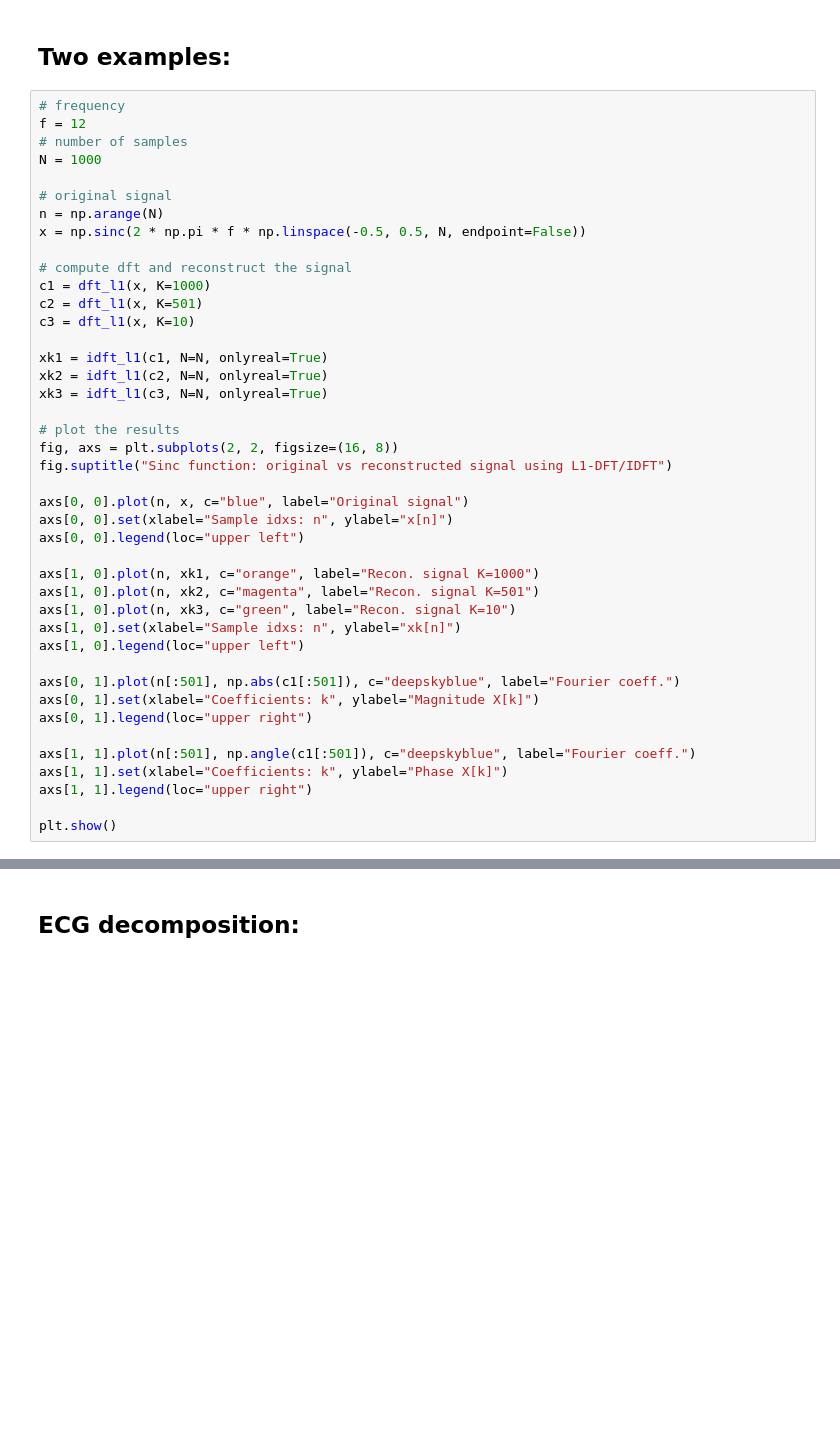
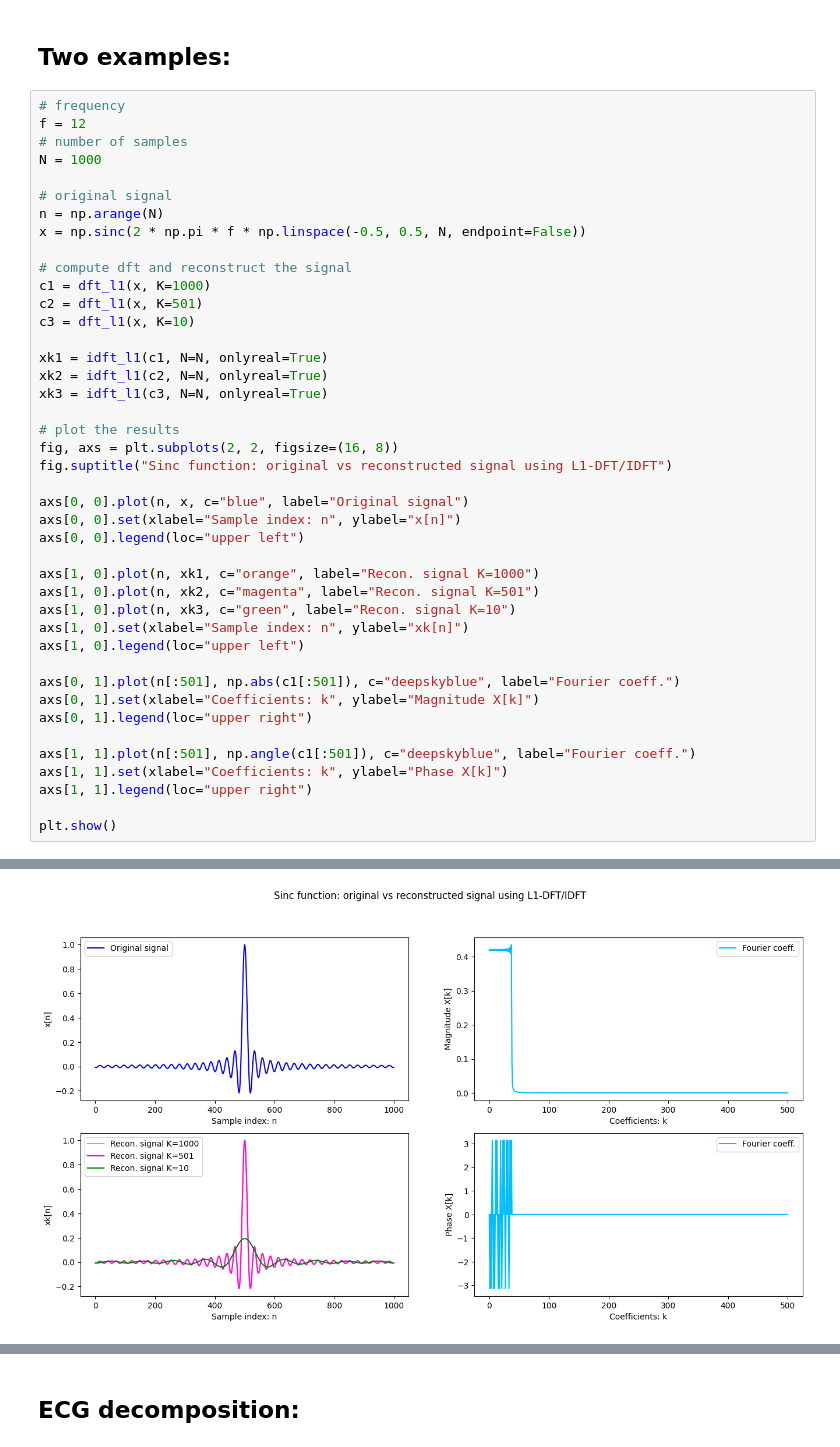
Before and after one commit to MatteoOnger/BSP_Project, a Jupyter notebook: BSP_ECG.ipynb, the cells around one changed output, grey strips where cells are left out. Cells and saved outputs as stored; diff of their text form; blank space fills up the shorter version.

```diff
--- a/BSP_ECG.ipynb
+++ b/BSP_ECG.ipynb
@@ -429,13 +416,13 @@ fig, axs = plt.subplots(2, 2, figsize=(16, 8))
 fig.suptitle("Sinc function: original vs reconstructed signal using L1-DFT/IDFT")
 
 axs[0, 0].plot(n, x, c="blue", label="Original signal")
-axs[0, 0].set(xlabel="Sample idxs: n", ylabel="x[n]")
+axs[0, 0].set(xlabel="Sample index: n", ylabel="x[n]")
 axs[0, 0].legend(loc="upper left")
 
 axs[1, 0].plot(n, xk1, c="orange", label="Recon. signal K=1000")
 axs[1, 0].plot(n, xk2, c="magenta", label="Recon. signal K=501")
 axs[1, 0].plot(n, xk3, c="green", label="Recon. signal K=10")
-axs[1, 0].set(xlabel="Sample idxs: n", ylabel="xk[n]")
+axs[1, 0].set(xlabel="Sample index: n", ylabel="xk[n]")
 axs[1, 0].legend(loc="upper left")
 
 axs[0, 1].plot(n[:501], np.abs(c1[:501]), c="deepskyblue", label="Fourier coeff.")
@@ -447,3 +434,4 @@ axs[1, 1].set(xlabel="Coefficients: k", ylabel="Phase X[k]")
 axs[1, 1].legend(loc="upper right")
 
 plt.show()
+# %% [output]
@@ -450,3 +444,4 @@ plt.show()
+[figure, added]
 # %%
 # number of samples
 N = 1000
```
Also changed, not shown: parts of 11 cells of this notebook.
